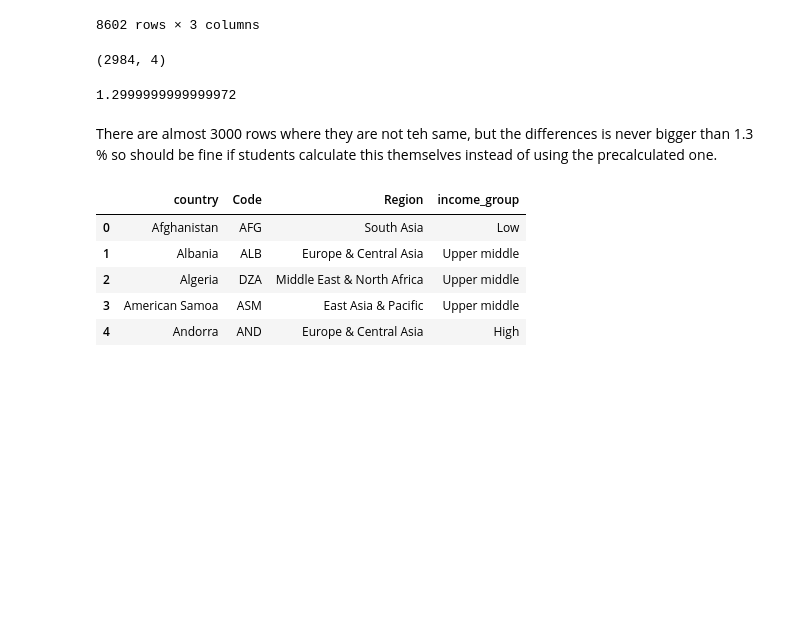
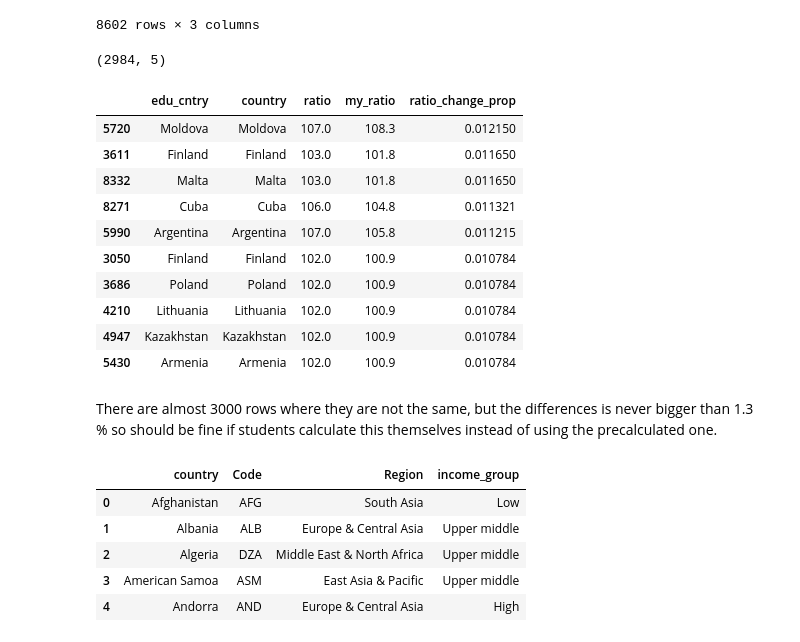
Before and after one commit to UofTCoders/workshops-dc-py, a Jupyter notebook: notebooks/dataset-generation.ipynb, the cells around one changed output. Cells and saved outputs as stored; diff of their text form; code cells hidden in the pictures; blank space fills up the shorter version.

Commit message:
Fix typos and ratio change calculation

```diff
--- a/notebooks/dataset-generation.ipynb
+++ b/notebooks/dataset-generation.ipynb
@@ -170,19 +170,32 @@ education_women_men_melt
 | 8601 | Zimbabwe | 2015 | 92.1 |
 8602 rows × 3 columns
 # %%
-# Check that the manual calculation lines up with the precalculted one
+# Check that the manual calculation lines up with the precalculated one
 my_ratio = (100 * education_women_melt['years_in_school_women'] / education_men_melt['years_in_school_men']).round(1)
-bool_idx = (my_ratio == education_women_men_melt['education_women_men'])
-df = pd.DataFrame({'edu_cntry':education_women_melt['country'], 'my_rtio': my_ratio,
-             'country': education_women_men_melt['country'], 'ratio': education_women_men_melt['education_women_men']})
-print(df.query('my_rtio != ratio').shape)
-max(abs(df['my_rtio'] - df['ratio']))
-# print(df.query('abs(my_rtio - ratio) > 2').shape)
+df = (
+    pd.DataFrame(
+    {'edu_cntry':education_women_melt['country'],
+     'country': education_women_men_melt['country'],
+     'ratio': education_women_men_melt['education_women_men'],
+     'my_ratio': my_ratio})
+    .assign(ratio_change_prop=lambda df: abs(1 - (df.my_ratio / df.ratio))))
+print(df.query('my_ratio != ratio').shape)
+df.nlargest(10, 'ratio_change_prop')
 # %% [output]
-(2984, 4)
+(2984, 5)
-1.2999999999999972
+|  | edu_cntry | country | ratio | my_ratio | ratio_change_prop |
+| 5720 | Moldova | Moldova | 107.0 | 108.3 | 0.012150 |
+| 3611 | Finland | Finland | 103.0 | 101.8 | 0.011650 |
+| 8332 | Malta | Malta | 103.0 | 101.8 | 0.011650 |
+| 8271 | Cuba | Cuba | 106.0 | 104.8 | 0.011321 |
+| 5990 | Argentina | Argentina | 107.0 | 105.8 | 0.011215 |
+| 3050 | Finland | Finland | 102.0 | 100.9 | 0.010784 |
+| 3686 | Poland | Poland | 102.0 | 100.9 | 0.010784 |
+| 4210 | Lithuania | Lithuania | 102.0 | 100.9 | 0.010784 |
+| 4947 | Kazakhstan | Kazakhstan | 102.0 | 100.9 | 0.010784 |
+| 5430 | Armenia | Armenia | 102.0 | 100.9 | 0.010784 |
 # %% [markdown]
-There are almost 3000 rows where they are not teh same, but the differences is never bigger than 1.3 % so should be fine if students calculate this themselves instead of using the precalculated one.
+There are almost 3000 rows where they are not the same, but the differences is never bigger than 1.3 % so should be fine if students calculate this themselves instead of using the precalculated one.
 # %%
 # Income groups world bank 2018
 # temp_df['Income group'] = temp_df['Income group'].str.rpartition()[0]
```
